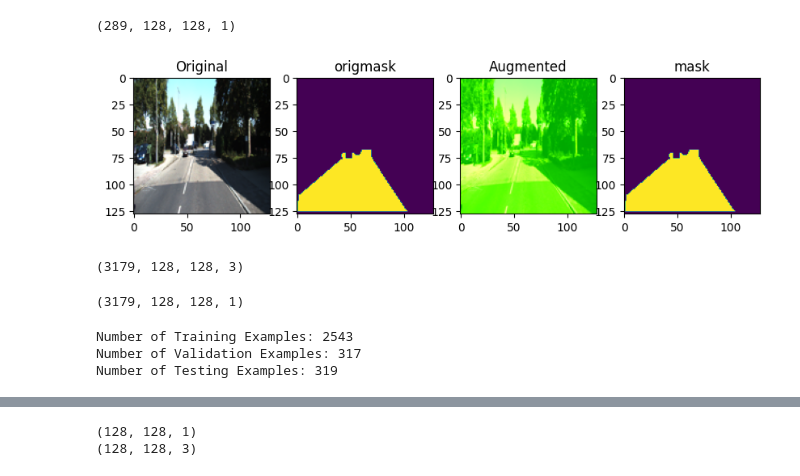
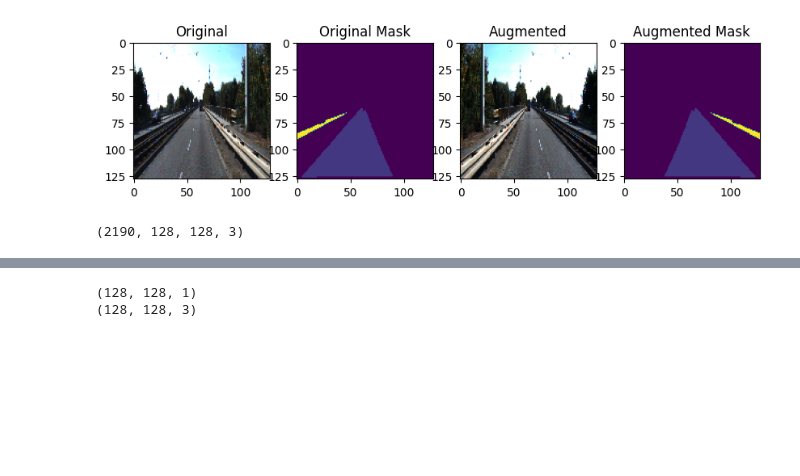
Before and after one commit to dut0817/roadsegmentation, a Jupyter notebook: roadsegmen.ipynb, the cells around one changed output, grey strips where cells are left out. Drawn from its saved outputs; the diff is of its cells as text; code cells hidden in the pictures; blank space fills up the shorter version.

Commit message:
Clean code until base model training

```diff
--- a/roadsegmen.ipynb
+++ b/roadsegmen.ipynb
@@ -16 +14,13 @@ mask_path = "./road/training/gt_image_2/"
+# %%
+input_dir = "./road/training/image_2/"
+target_dir = "./road/training/gt_image_2/"
+
+input_img_paths = sorted(
+    [os.path.join(input_dir, fname)
+     for fname in os.listdir(input_dir)
+     if fname.endswith(".png")])
+target_paths = sorted(
+    [os.path.join(target_dir, fname)
+     for fname in os.listdir(target_dir)
+     if fname.endswith(".png") and not fname.startswith(".")])
 # %%
@@ -69,0 +56,6 @@ data  = data / 255.0
+# %%
+num_val_samples = 70
+train_input_imgs = input_imgs[:-num_val_samples]
+train_targets = targets[:-num_val_samples]
+test_input_imgs = input_imgs[-num_val_samples:]
+test_targets = targets[-num_val_samples:]
@@ -86,4 +81,0 @@ data.shape
-# %%
-true_mask.shape
-# %% [output]
-(289, 128, 128, 1)
@@ -97,19 +82,29 @@ test_mask=test_aug["mask"]
+# %%
+train_input_imgs = train_input_imgs / 255.0
+train_targets = train_targets / 255.0
+train_input_imgs = train_input_imgs.astype(np.float32)
+train_targets = train_targets.astype(np.float32)
+# %%
+aug_test=augmentation_pipeline(image=train_input_imgs[5], mask=train_targets[5])
+aug_image_example=aug_test["image"]
+aug_mask_example=aug_test["mask"]
+grayscale_mask = aug_mask_example.astype(np.uint8)
 # %%
-fig, ax = plt.subplots(1, 4, figsize=(10, 5))
-ax[0].imshow(data[5])
+fig, ax = plt.subplots(1, 4, figsize=(10, 7))
+ax[0].imshow(train_input_imgs[5])
 ax[0].set_title("Original")
 
-ax[1].imshow(true_mask[5])
-ax[1].set_title("origmask")
+ax[1].imshow(train_targets[5])
+ax[1].set_title("Original Mask")
 
 
-ax[2].imshow(test_example)
+ax[2].imshow(aug_image_example)
 ax[2].set_title("Augmented")
 
-ax[3].imshow(test_mask)
-ax[3].set_title("mask")
+ax[3].imshow(aug_mask_example)
+ax[3].set_title("Augmented Mask")
 
 plt.show()
 # %% [output]
-[figure, old version]
+[figure, new version]
 # %%
@@ -128,8 +131,0 @@ for i in range(len(data)):
-# %%
-data.shape
-# %% [output]
-(3179, 128, 128, 3)
-# %%
-true_mask.shape
-# %% [output]
-(3179, 128, 128, 1)
@@ -139,13 +132,6 @@ num_imgs = len(data)
-# %%
-train_set_size = int(len(data) * 0.8)
-print(f"Number of Training Examples: {train_set_size}")
-
-validation_set_size = int(len(data) * 0.1)
-print(f"Number of Validation Examples: {validation_set_size}")
-
-test_set_size = len(data) - train_set_size - validation_set_size
-print(f"Number of Testing Examples: {test_set_size}")
-# %% [output]
-Number of Training Examples: 2543
-Number of Validation Examples: 317
-Number of Testing Examples: 319
+# %%
+augmented_images = np.array(augmented_images)
+np.save('./augmented_data/augmented_images.npy', augmented_images)
+augmented_images.shape
+# %% [output]
+(2190, 128, 128, 3)
```
Also changed, not shown: parts of 42 cells of this notebook, 1 other file.
